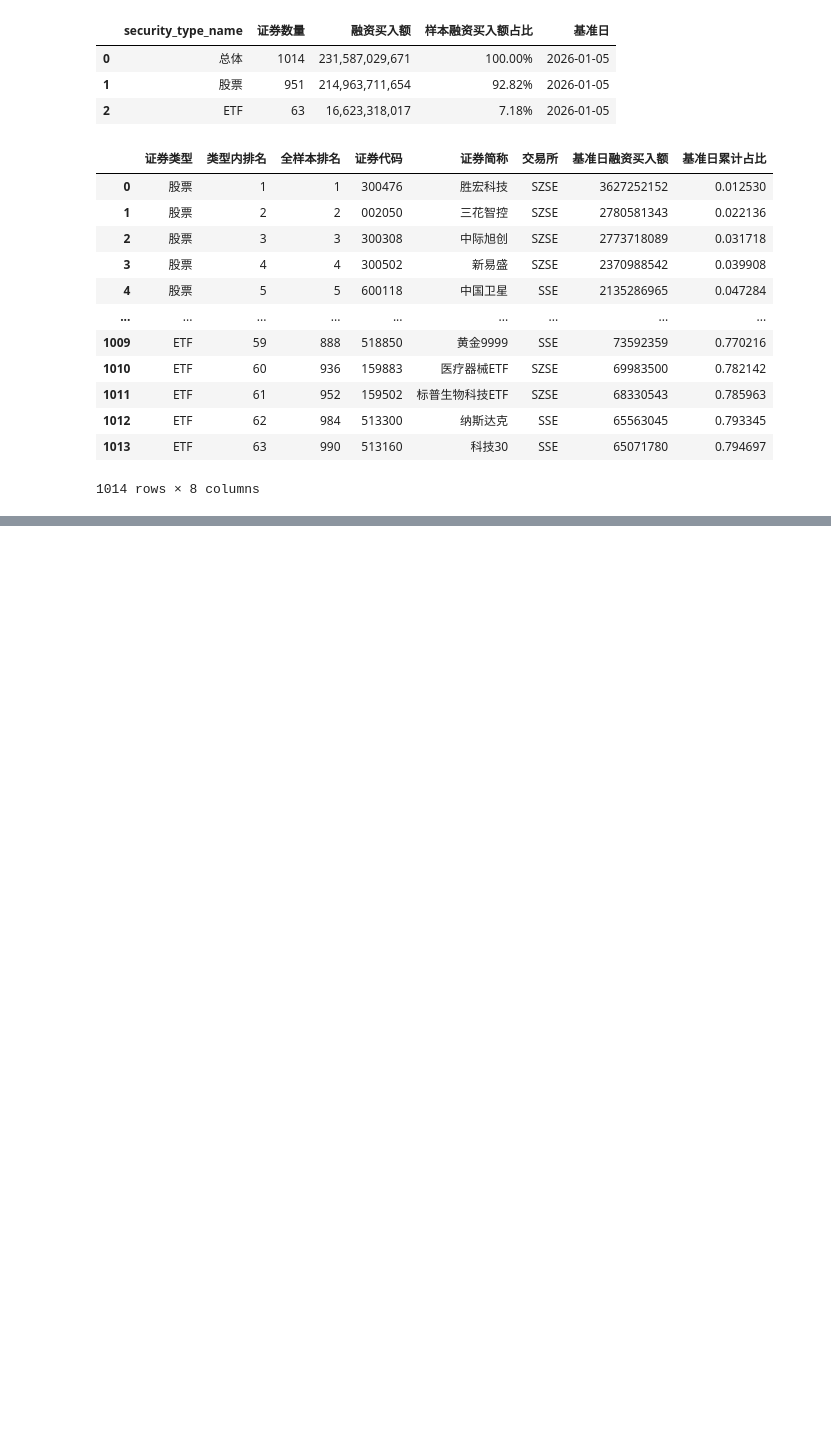
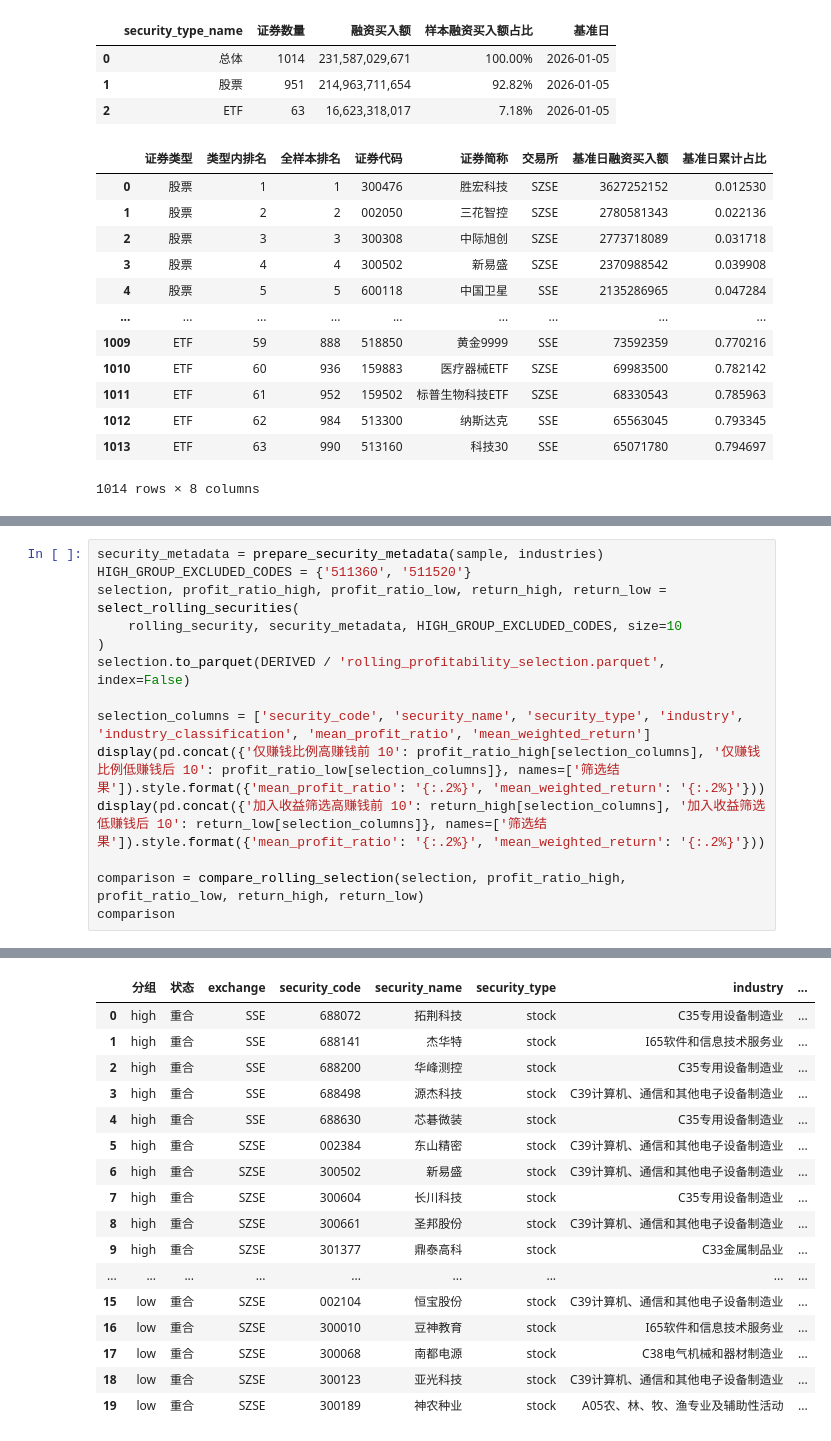
Before and after one commit to zyye00/mme, a Jupyter notebook: notebooks/margin_profitability.ipynb, the cells around one changed output, grey strips where cells are left out. Cells and saved outputs as stored; diff of their text form; blank space fills up the shorter version.

```diff
--- a/notebooks/margin_profitability.ipynb
+++ b/notebooks/margin_profitability.ipynb
@@ -174,0 +290,15 @@ profitability.tail()
+# %%
+security_metadata = prepare_security_metadata(sample, industries)
+HIGH_GROUP_EXCLUDED_CODES = {'511360', '511520'}
+selection, profit_ratio_high, profit_ratio_low, return_high, return_low = select_rolling_securities(
+    rolling_security, security_metadata, HIGH_GROUP_EXCLUDED_CODES, size=10
+)
+selection.to_parquet(DERIVED / 'rolling_profitability_selection.parquet', index=False)
+
+selection_columns = ['security_code', 'security_name', 'security_type', 'industry', 'industry_classification', 'mean_profit_ratio', 'mean_weighted_return']
+display(pd.concat({'仅赚钱比例高赚钱前 10': profit_ratio_high[selection_columns], '仅赚钱比例低赚钱后 10': profit_ratio_low[selection_columns]}, names=['筛选结果']).style.format({'mean_profit_ratio': '{:.2%}', 'mean_weighted_return': '{:.2%}'}))
+display(pd.concat({'加入收益筛选高赚钱前 10': return_high[selection_columns], '加入收益筛选低赚钱后 10': return_low[selection_columns]}, names=['筛选结果']).style.format({'mean_profit_ratio': '{:.2%}', 'mean_weighted_return': '{:.2%}'}))
+
+comparison = compare_rolling_selection(selection, profit_ratio_high, profit_ratio_low, return_high, return_low)
+comparison
+# %% [output]
@@ -174,0 +341,17 @@ profitability.tail()
+|  | 分组 | 状态 | exchange | security_code | security_name | security_type | industry | ... |
+| 0 | high | 重合 | SSE | 688072 | 拓荆科技 | stock | C35专用设备制造业 | ... |
+| 1 | high | 重合 | SSE | 688141 | 杰华特 | stock | I65软件和信息技术服务业 | ... |
+| 2 | high | 重合 | SSE | 688200 | 华峰测控 | stock | C35专用设备制造业 | ... |
+| 3 | high | 重合 | SSE | 688498 | 源杰科技 | stock | C39计算机、通信和其他电子设备制造业 | ... |
+| 4 | high | 重合 | SSE | 688630 | 芯碁微装 | stock | C35专用设备制造业 | ... |
+| 5 | high | 重合 | SZSE | 002384 | 东山精密 | stock | C39计算机、通信和其他电子设备制造业 | ... |
+| 6 | high | 重合 | SZSE | 300502 | 新易盛 | stock | C39计算机、通信和其他电子设备制造业 | ... |
+| 7 | high | 重合 | SZSE | 300604 | 长川科技 | stock | C35专用设备制造业 | ... |
+| 8 | high | 重合 | SZSE | 300661 | 圣邦股份 | stock | C39计算机、通信和其他电子设备制造业 | ... |
+| 9 | high | 重合 | SZSE | 301377 | 鼎泰高科 | stock | C33金属制品业 | ... |
+| ... | ... | ... | ... | ... | ... | ... | ... | ... |
+| 15 | low | 重合 | SZSE | 002104 | 恒宝股份 | stock | C39计算机、通信和其他电子设备制造业 | ... |
+| 16 | low | 重合 | SZSE | 300010 | 豆神教育 | stock | I65软件和信息技术服务业 | ... |
+| 17 | low | 重合 | SZSE | 300068 | 南都电源 | stock | C38电气机械和器材制造业 | ... |
+| 18 | low | 重合 | SZSE | 300123 | 亚光科技 | stock | C39计算机、通信和其他电子设备制造业 | ... |
+| 19 | low | 重合 | SZSE | 300189 | 神农种业 | stock | A05农、林、牧、渔专业及辅助性活动 | ... |
```
Also changed, not shown: parts of 12 cells of this notebook, 9 other files.
